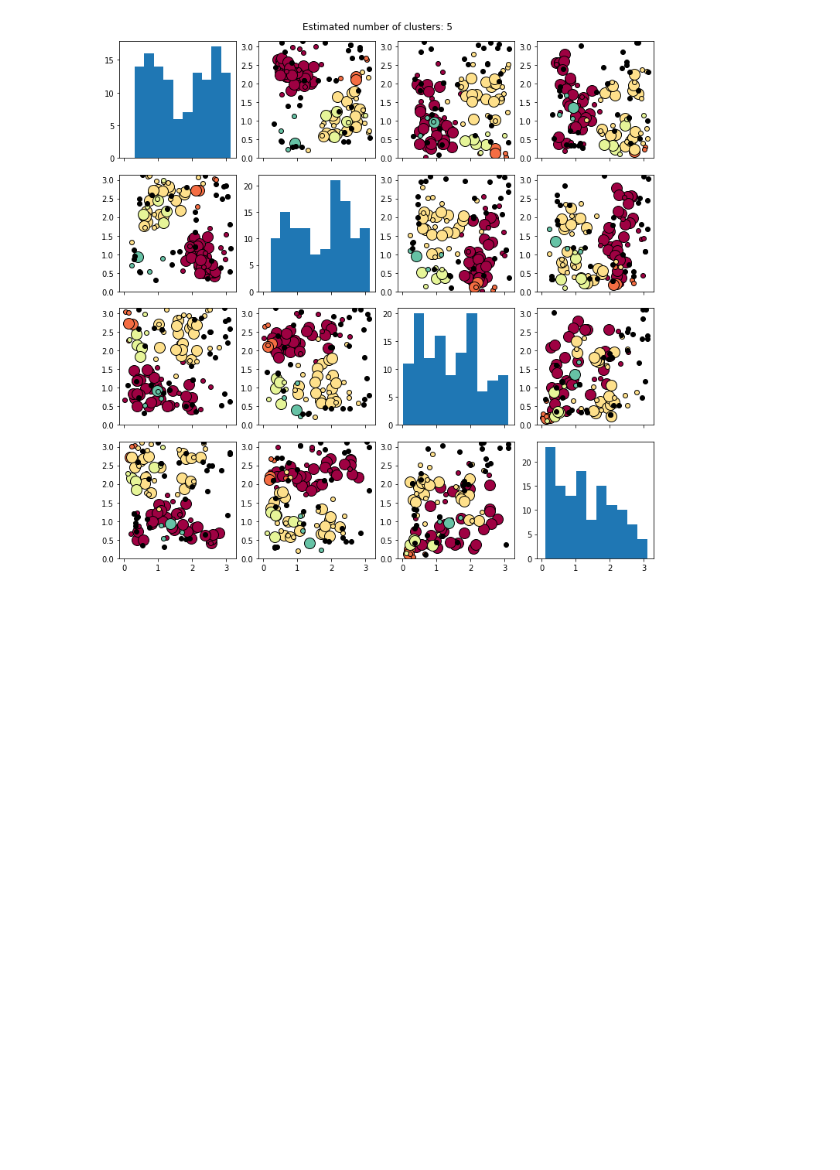
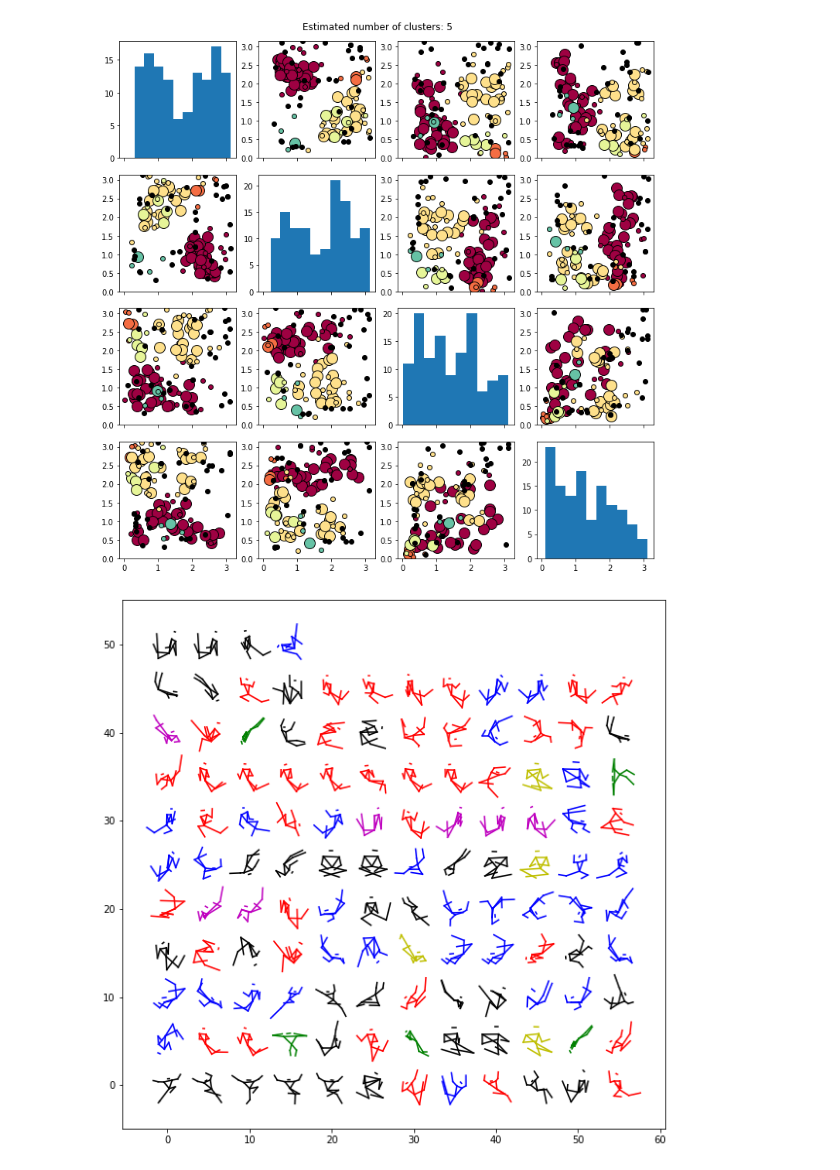
Before and after one commit to floffy-f/NSLO_DH412, a Jupyter notebook: Apsaras_analysis.ipynb, the cells around one changed output. Cells and saved outputs as stored; diff of their text form; code cells hidden in the pictures; blank space fills up the shorter version.

```diff
--- a/Apsaras_analysis.ipynb
+++ b/Apsaras_analysis.ipynb
@@ -238,3 +244,14 @@ fig.suptitle("Estimated number of clusters: %d" % n_clusters_)
 plt.show()
 # %% [output]
 [figure]
+# %%
+plot_all(remove_nans(preprocess(positions)),
+         colors={-1: 'black',
+                 0: 'r',
+                 1: 'g',
+                 2: 'b',
+                 3: 'm',
+                 4: 'y'},
+         labels=labels)
+# %% [output]
+[figure, added]
```
Also changed, not shown: parts of 4 cells of this notebook.
